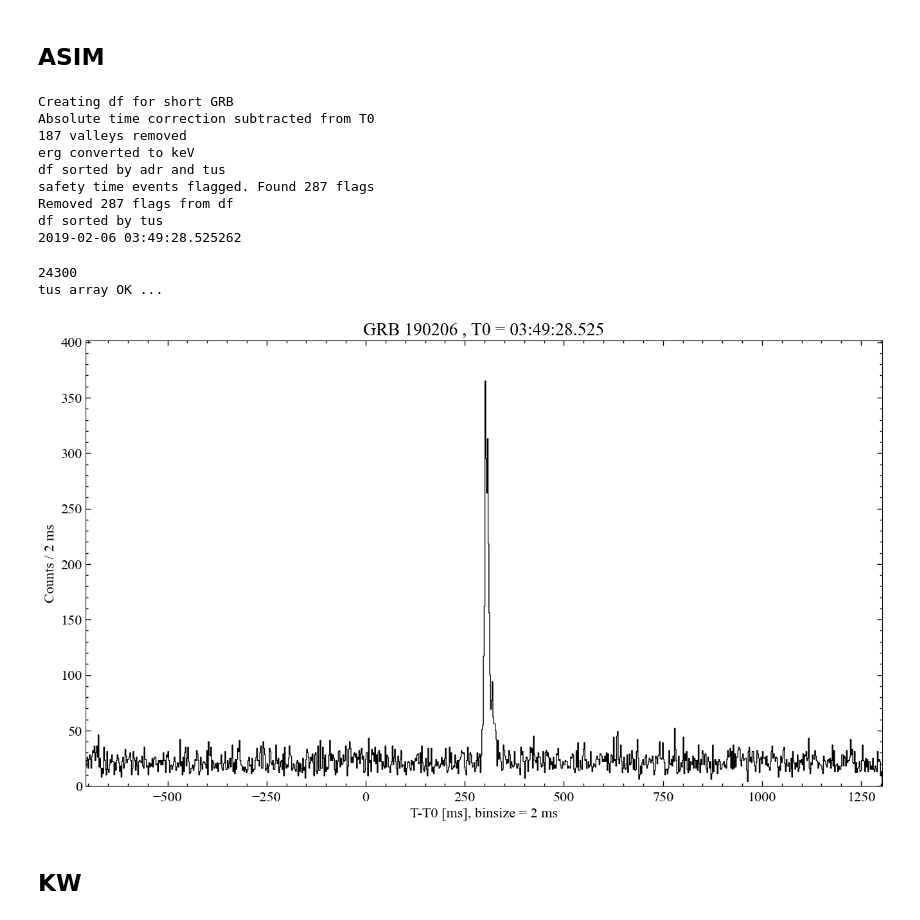
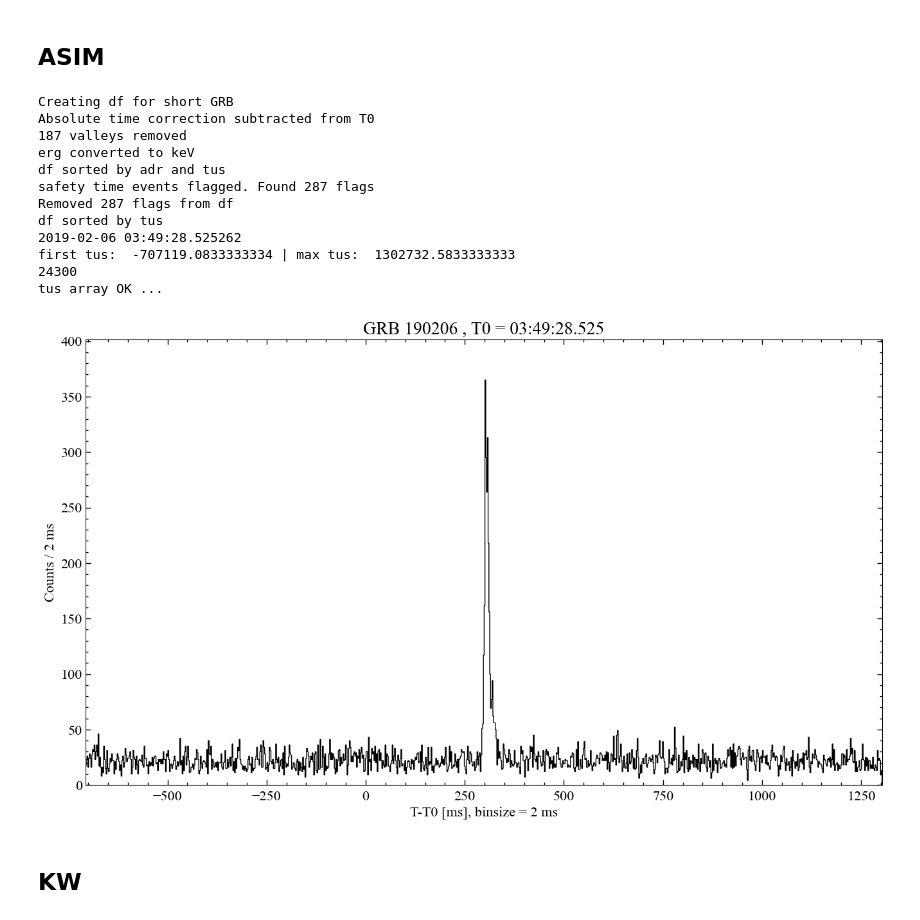
Before and after one commit to AndreasRamsli/GRB, a Jupyter notebook: xspec/ASIM/GRB190206ExtractASIM.ipynb, the cells around one changed output. Drawn from its saved outputs; the diff is of its cells as text; code cells hidden in the pictures.

```diff
--- a/xspec/ASIM/GRB190206ExtractASIM.ipynb
+++ b/xspec/ASIM/GRB190206ExtractASIM.ipynb
@@ -31,25 +32,25 @@ LC_calibration loaded successfully!
 ## ASIM
 # %%
 ASIM_df, T0_ASIM = complete_df(grb_id="GRB190206",remove_flag=True)
-tus = ASIM_df["tus"].to_numpy()
+tus = ASIM_df["tus"].to_numpy(dtype=np.float64)
 print(T0_ASIM)
+print("first tus: ",min(tus),"| max tus: ", max(tus))
+print(len(tus))
+plot_HED(tus_arr=tus,T0=T0_ASIM,binsize=2)
 # %% [output]
 Creating df for short GRB
 Absolute time correction subtracted from T0
 187 valleys removed
 erg converted to keV
 df sorted by adr and tus
 safety time events flagged. Found 287 flags
 Removed 287 flags from df
 df sorted by tus
 2019-02-06 03:49:28.525262
+first tus:  -707119.0833333334 | max tus:  1302732.5833333333
+24300
+tus array OK ...
+[figure, added]
-# %%
-print(len(tus))
-plot_HED(tus_arr=tus,T0=T0_ASIM,binsize=2)
-# %% [output]
-24300
-tus array OK ...
-[figure, removed]
 # %% [markdown]
 ## KW
 # %%
```
Also changed, not shown: parts of 25 cells of this notebook, 35 other files.
